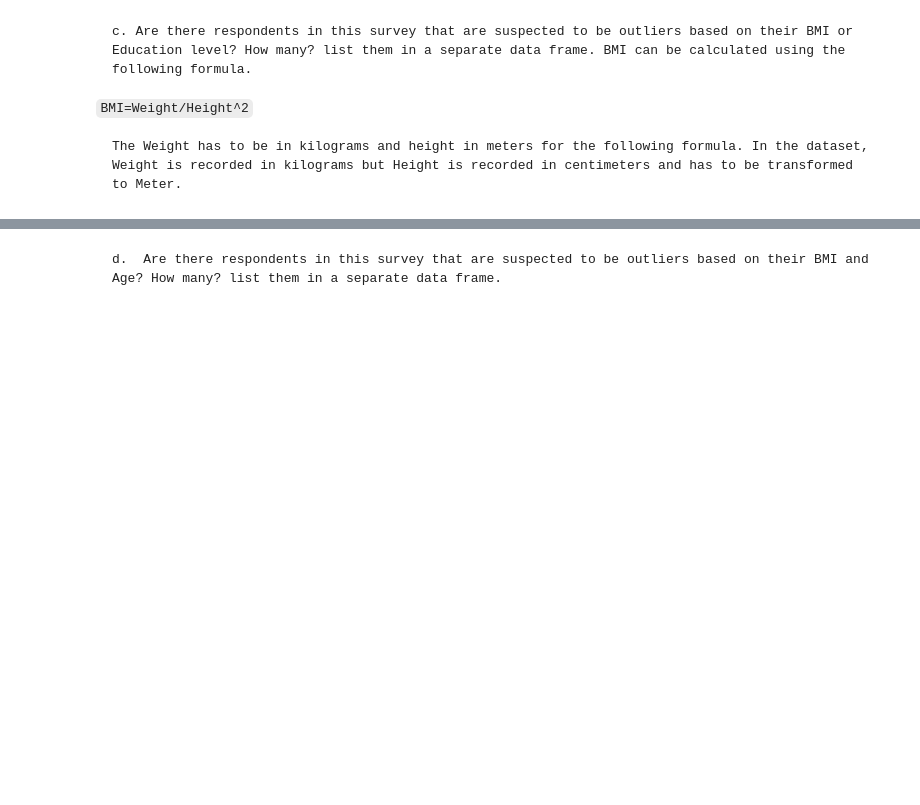
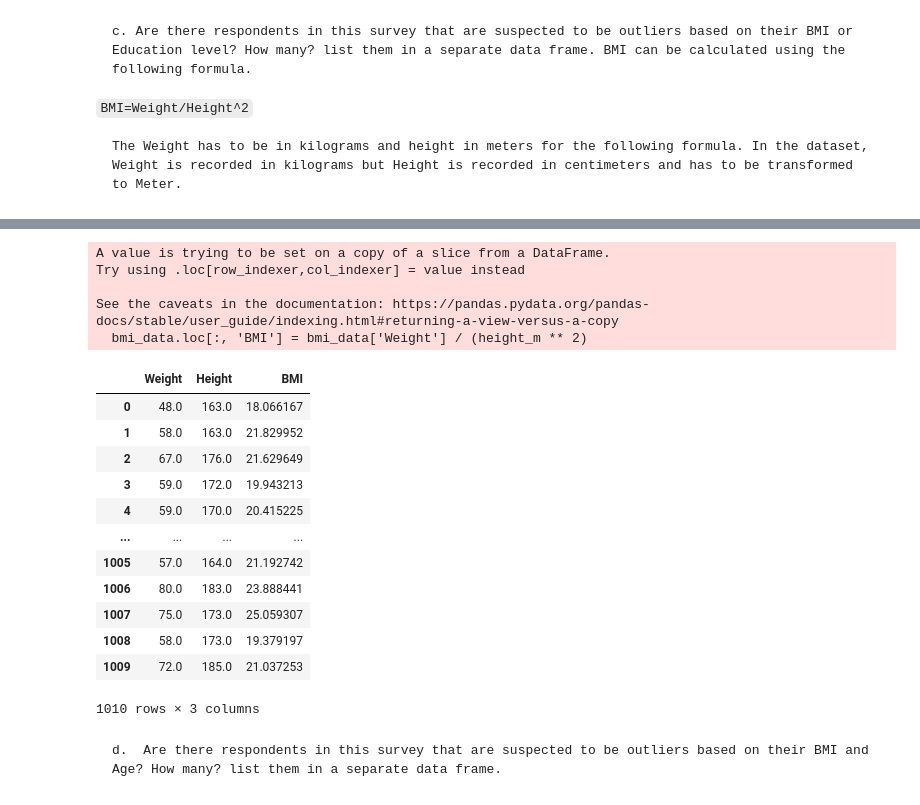
Before and after one commit to bzemedku98/Hands-On-Data-Preprocessing-in-Python, a Jupyter notebook: Chapter11/Chaper 11 Excercises.ipynb, the cells around one changed output, grey strips where cells are left out. Drawn from its saved outputs; the diff is of its cells as text; code cells hidden in the pictures; blank space fills up the shorter version.

Commit message:
question 3 completed and html created

```diff
--- a/Chapter11/Chaper 11 Excercises.ipynb
+++ b/Chapter11/Chaper 11 Excercises.ipynb
@@ -239,2 +425,29 @@ outlier_df = fig
+# %%
+bmi_cols = ['Weight', 'Height']
+bmi_data = response_df[bmi_cols]
+
+# Calculate BMI
+height_m = bmi_data['Height'] / 100
+bmi_data.loc[:, 'BMI'] = bmi_data['Weight'] / (height_m ** 2)
+bmi_data
+# %% [output]
+A value is trying to be set on a copy of a slice from a DataFrame.
+Try using .loc[row_indexer,col_indexer] = value instead
+
+See the caveats in the documentation: https://pandas.pydata.org/pandas-docs/stable/user_guide/indexing.html#returning-a-view-versus-a-copy
+  bmi_data.loc[:, 'BMI'] = bmi_data['Weight'] / (height_m ** 2)
+|  | Weight | Height | BMI |
+| 0 | 48.0 | 163.0 | 18.066167 |
+| 1 | 58.0 | 163.0 | 21.829952 |
+| 2 | 67.0 | 176.0 | 21.629649 |
+| 3 | 59.0 | 172.0 | 19.943213 |
+| 4 | 59.0 | 170.0 | 20.415225 |
+| ... | ... | ... | ... |
+| 1005 | 57.0 | 164.0 | 21.192742 |
+| 1006 | 80.0 | 183.0 | 23.888441 |
+| 1007 | 75.0 | 173.0 | 25.059307 |
+| 1008 | 58.0 | 173.0 | 19.379197 |
+| 1009 | 72.0 | 185.0 | 21.037253 |
+1010 rows × 3 columns
 # %% [markdown]
     d.	Are there respondents in this survey that are suspected to be outliers based on their BMI and Age? How many? list them in a separate data frame.
```
Also changed, not shown: parts of 35 cells of this notebook, 1 other file.
